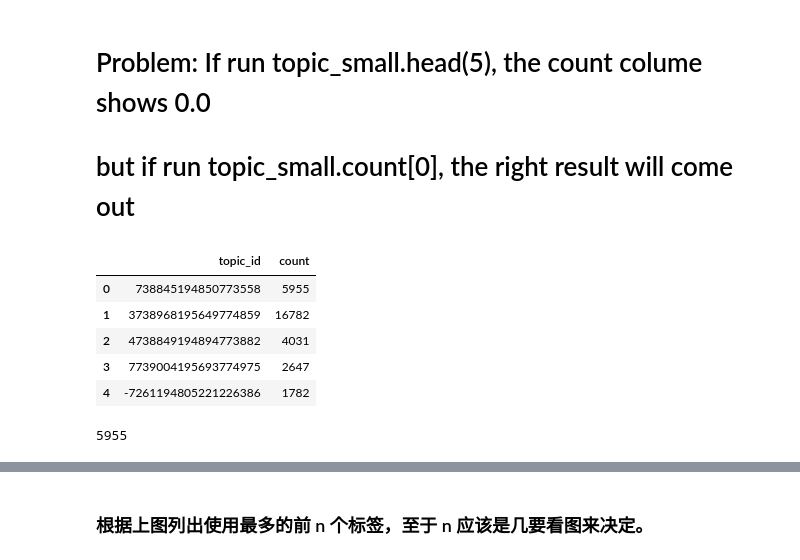
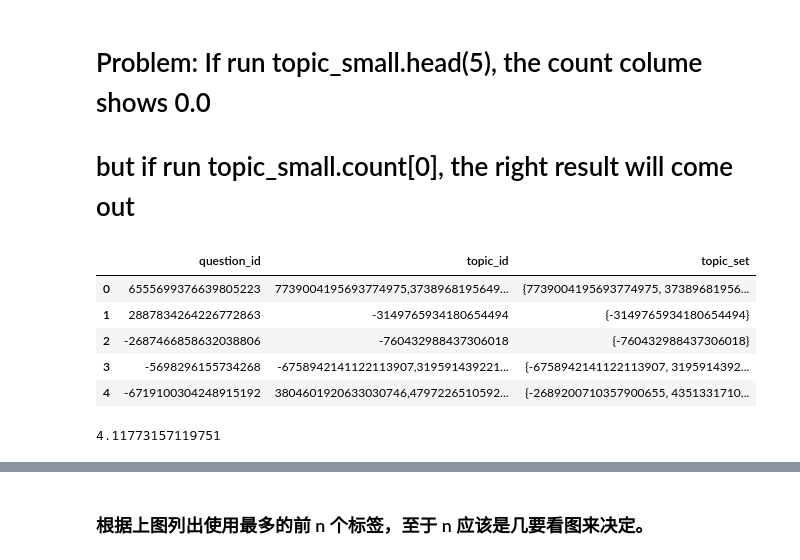
Before and after one commit to goldenpartner/Zhihu, a Jupyter notebook: Statistics.ipynb, the cells around one changed output, grey strips where cells are left out. Cells and saved outputs as stored; diff of their text form; code cells hidden in the pictures.

```diff
--- a/Statistics.ipynb
+++ b/Statistics.ipynb
@@ -82,16 +70,16 @@ topic_small.shape
 # Problem: If run topic_small.head(5), the count colume shows 0.0
 
 # but if run topic_small.count[0], the right result will come out
+# %%
+def split2set(row):
+    return set(map(int, row.split(',')))
+df_question_topic['topic_set'] = df_question_topic.topic_id.apply(split2set)
 # %%
-topic_small.head(5)
+df_question_topic.head(5)
 # %% [output]
-|  | topic_id | count |
-| 0 | 738845194850773558 | 5955 |
-| 1 | 3738968195649774859 | 16782 |
-| 2 | 4738849194894773882 | 4031 |
-| 3 | 7739004195693774975 | 2647 |
-| 4 | -7261194805221226386 | 1782 |
+|  | question_id | topic_id | topic_set |
+| 0 | 6555699376639805223 | 7739004195693774975,3738968195649... | {7739004195693774975, 37389681956... |
+| 1 | 2887834264226772863 | -3149765934180654494 | {-3149765934180654494} |
+| 2 | -2687466858632038806 | -760432988437306018 | {-760432988437306018} |
+| 3 | -5698296155734268 | -6758942141122113907,319591439221... | {-6758942141122113907, 3195914392... |
+| 4 | -6719100304248915192 | 3804601920633030746,4797226510592... | {-2689200710357900655, 4351331710... |
-# %%
-topic_small.count[0]
-# %% [output]
-5955
@@ -97,0 +90,7 @@ topic_small.count[0]
+# %%
+topic_dict = topics.set_index('topic_id').T.to_dict('int')['count']
+a = time.time()
+df_question_topic.topic_set.apply(count)
+time.time()-a
+# %% [output]
+4.11773157119751
```
Also changed, not shown: parts of 12 cells of this notebook, 6 other files.
